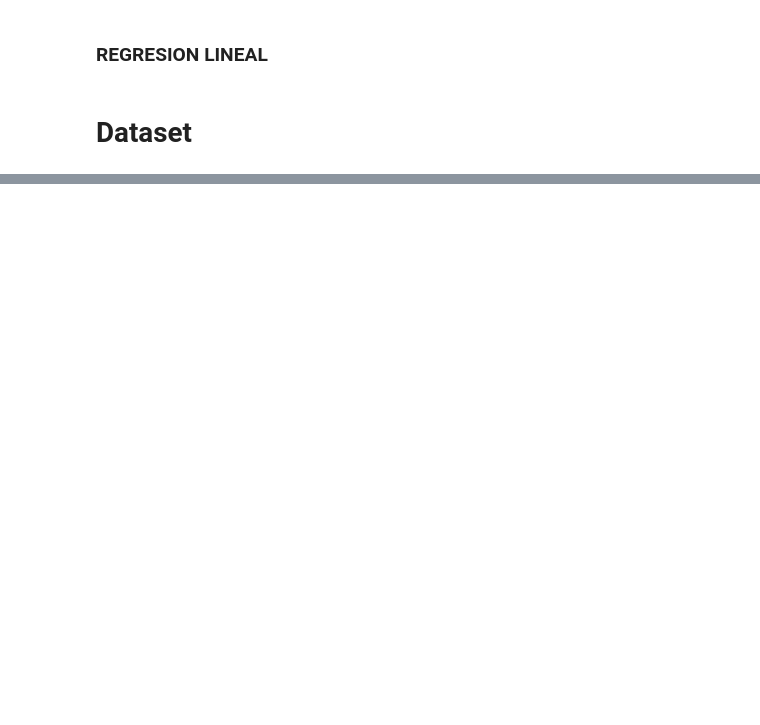
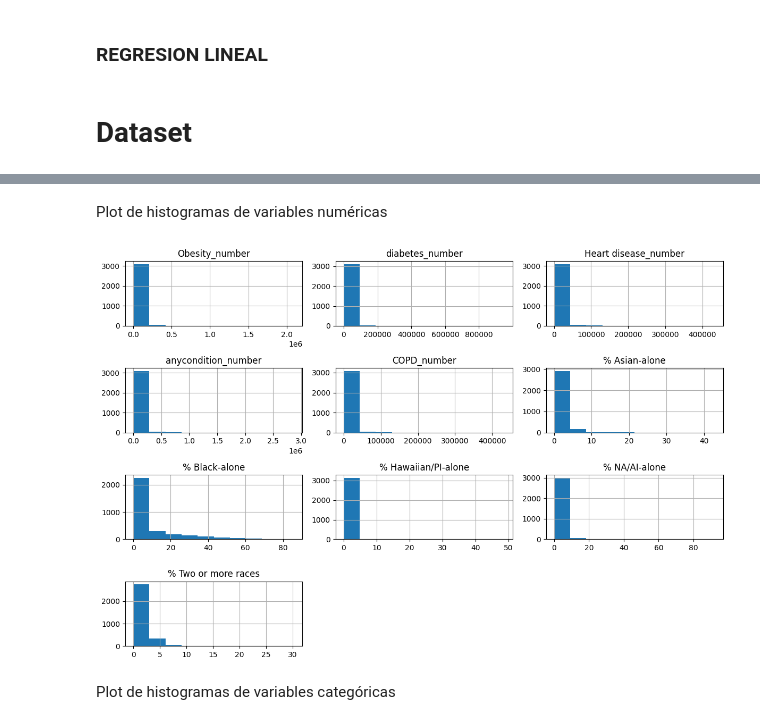
Before and after one commit to 4GeeksAcademy/iddalycastro-eda, a Jupyter notebook: src/03-linear-regression-reg.ipynb, the cells around one changed output, grey strips where cells are left out. Cells and saved outputs as stored; diff of their text form; code cells hidden in the pictures; blank space fills up the shorter version.

```diff
--- a/src/03-linear-regression-reg.ipynb
+++ b/src/03-linear-regression-reg.ipynb
@@ -8,3 +17,10 @@ import numpy as np
 # %%
-df = pd.read_csv("https://raw.githubusercontent.com/4GeeksAcademy/regularized-linear-regression-project-tutorial/main/demographic_health_data.csv")
-df.head()
+# Traer la data desde el enlace
+url = "https://raw.githubusercontent.com/4GeeksAcademy/regularized-linear-regression-project-tutorial/main/demographic_health_data.csv"
+total_data = pd.read_csv(url)
+
+# Hacer una copia local de seguridad
+data_backup = total_data.copy()
+
+# Definir target
+target = "diabetes_number"
@@ -18,0 +81,10 @@ df.head()
+# %%
+# Eliminar columnas no necesarias (ajustar según el EDA previo)
+cols_to_drop = ['fips','TOT_POP','0-9','0-9 y/o % of total pop', '19-Oct',
+                'CKD_prevalence', 'CKD_Lower 95% CI', 'CKD_Upper 95% CI',
+                'CKD_number', 'Urban_rural_code']
+
+total_data = total_data.drop(columns=cols_to_drop, errors="ignore")
+
+# Eliminar duplicados
+total_data = total_data.drop_duplicates().reset_index(drop=True)
@@ -18,0 +122,18 @@ df.head()
+# %% [markdown]
+Plot de histogramas de variables numéricas
+# %%
+correlaciones = total_data.corrwith(total_data[['anycondition_number',
+ 'Obesity_number',
+ 'Heart disease_number',
+ 'COPD_number',
+ 'diabetes_number']]).abs().sort_values(ascending=False)
+top_cols = correlaciones.head(10).index
+
+# Graficar histogramas de esas columnas
+total_data[top_cols].hist(figsize=(12, 8))
+plt.tight_layout()
+plt.show()
+# %% [output]
+[figure, added]
+# %% [markdown]
+Plot de histogramas de variables categóricas
```
Also changed, not shown: parts of 36 cells of this notebook, 4 other files.
